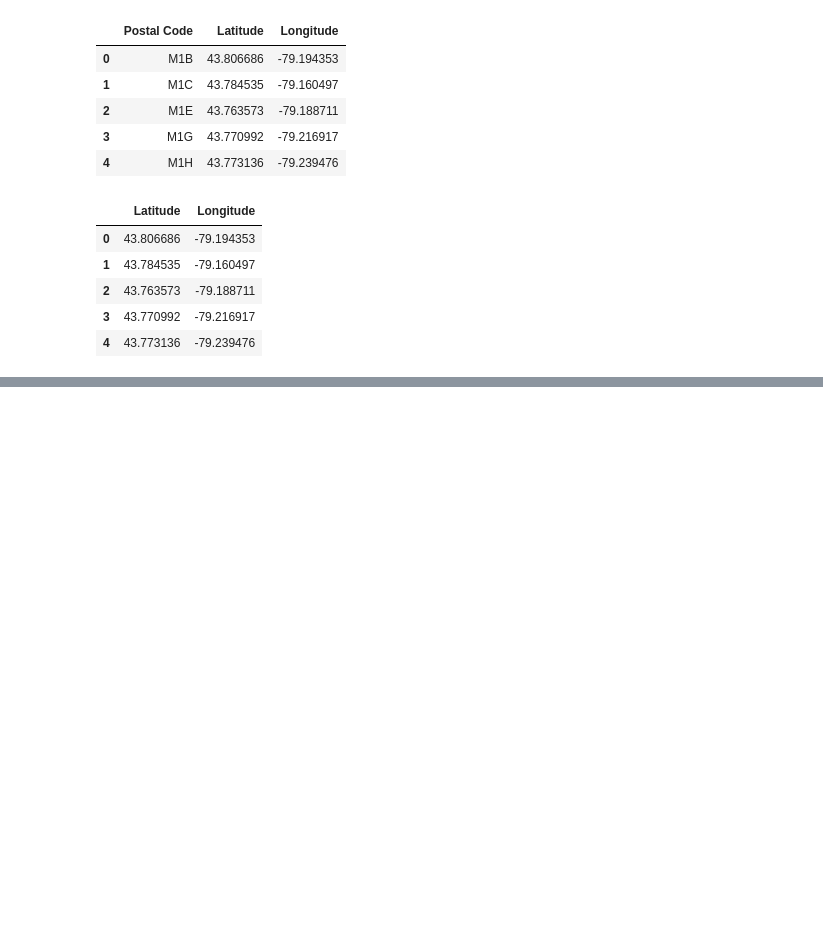
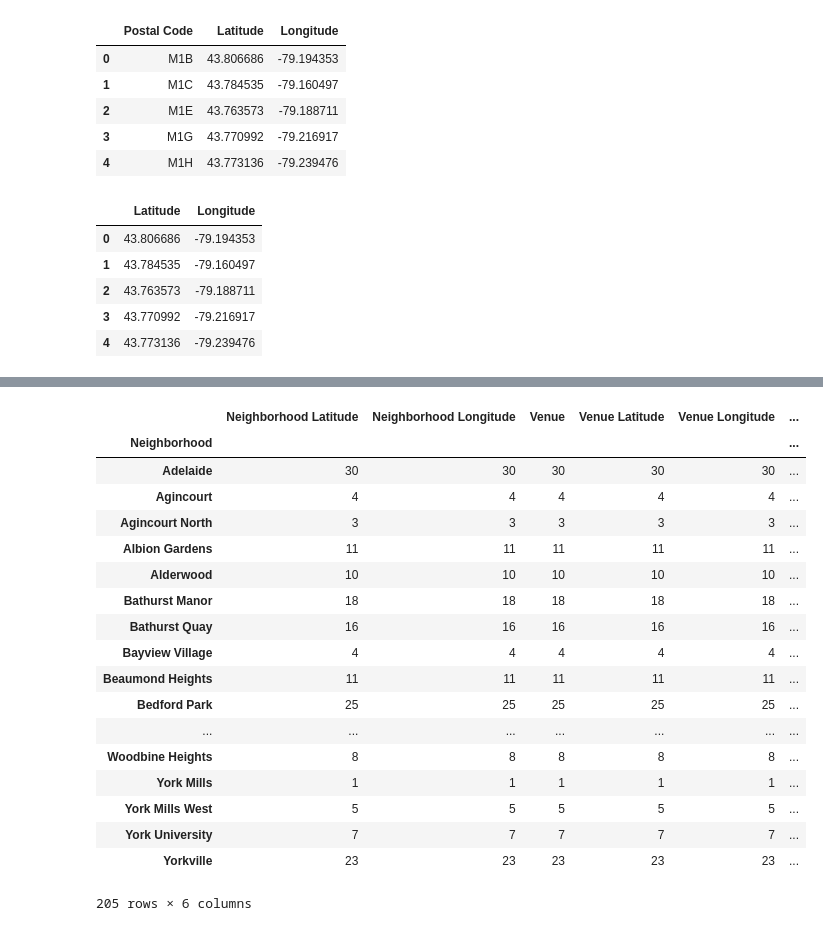
Before and after one commit to Vasukhanna007/Coursera-capstone-project, a Jupyter notebook: capstone_script.ipynb, the cells around one changed output, grey strips where cells are left out. Saved outputs shown, nothing was run; the diff lists cells and outputs as text; code cells hidden in the pictures; blank space fills up the shorter version.

```diff
--- a/capstone_script.ipynb
+++ b/capstone_script.ipynb
@@ -125,24 +104,0 @@ Executing transaction: done
-# %%
-
-import folium
-# Find the center of all the locations and prepare the folium map
-
-center_lat=df.Latitude.mean()
-center_long=df.Longitude.mean()
-
-venues_map = folium.Map(location=[center_lat, center_long], zoom_start=13) # generate map centred around the Conrad Hotel
-
-df2=df1.head(80)
-for lat, lng, label in zip(df.Latitude, df.Longitude, df.Borough):
-    #print(lat,lng,label)
-    folium.features.CircleMarker(
-            [lat, lng],
-            radius=2,
-            color='blue',
-            popup=label,
-            fill = True,
-            fill_color='blue',
-            fill_opacity=0.6
-    ).add_to(venues_map)
-
-venues_map
@@ -148,0 +193,22 @@ venues_map
+# %%
+toronto_venues.groupby('Neighborhood').count()
+# %% [output]
+|  | Neighborhood Latitude | Neighborhood Longitude | Venue | Venue Latitude | Venue Longitude | ... |
+| Neighborhood |  |  |  |  |  | ... |
+| Adelaide | 30 | 30 | 30 | 30 | 30 | ... |
+| Agincourt | 4 | 4 | 4 | 4 | 4 | ... |
+| Agincourt North | 3 | 3 | 3 | 3 | 3 | ... |
+| Albion Gardens | 11 | 11 | 11 | 11 | 11 | ... |
+| Alderwood | 10 | 10 | 10 | 10 | 10 | ... |
+| Bathurst Manor | 18 | 18 | 18 | 18 | 18 | ... |
+| Bathurst Quay | 16 | 16 | 16 | 16 | 16 | ... |
+| Bayview Village | 4 | 4 | 4 | 4 | 4 | ... |
+| Beaumond Heights | 11 | 11 | 11 | 11 | 11 | ... |
+| Bedford Park | 25 | 25 | 25 | 25 | 25 | ... |
+| ... | ... | ... | ... | ... | ... | ... |
+| Woodbine Heights | 8 | 8 | 8 | 8 | 8 | ... |
+| York Mills | 1 | 1 | 1 | 1 | 1 | ... |
+| York Mills West | 5 | 5 | 5 | 5 | 5 | ... |
+| York University | 7 | 7 | 7 | 7 | 7 | ... |
+| Yorkville | 23 | 23 | 23 | 23 | 23 | ... |
+205 rows × 6 columns
```
Also changed, not shown: parts of 20 cells of this notebook.
